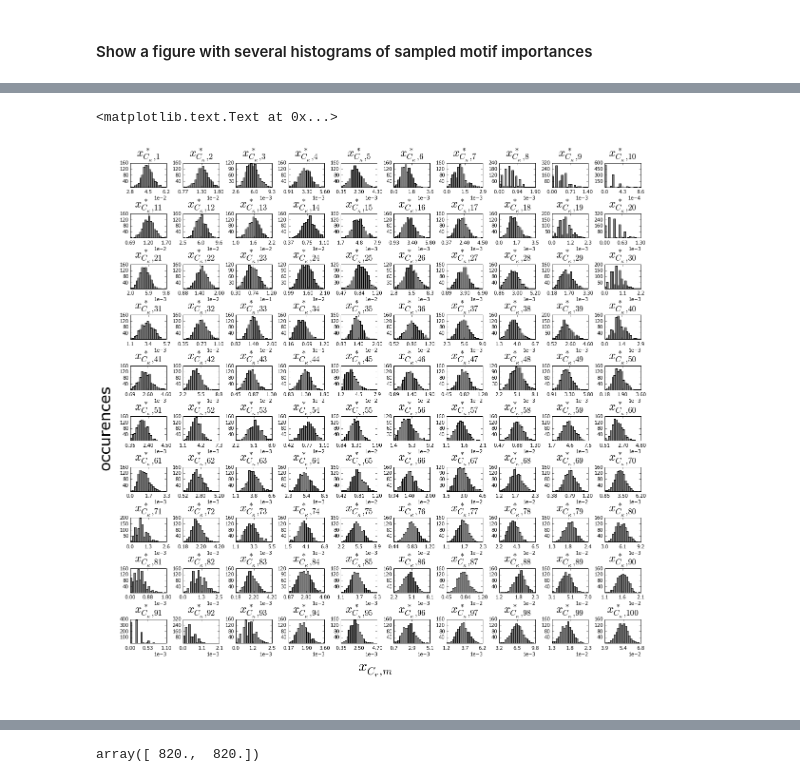
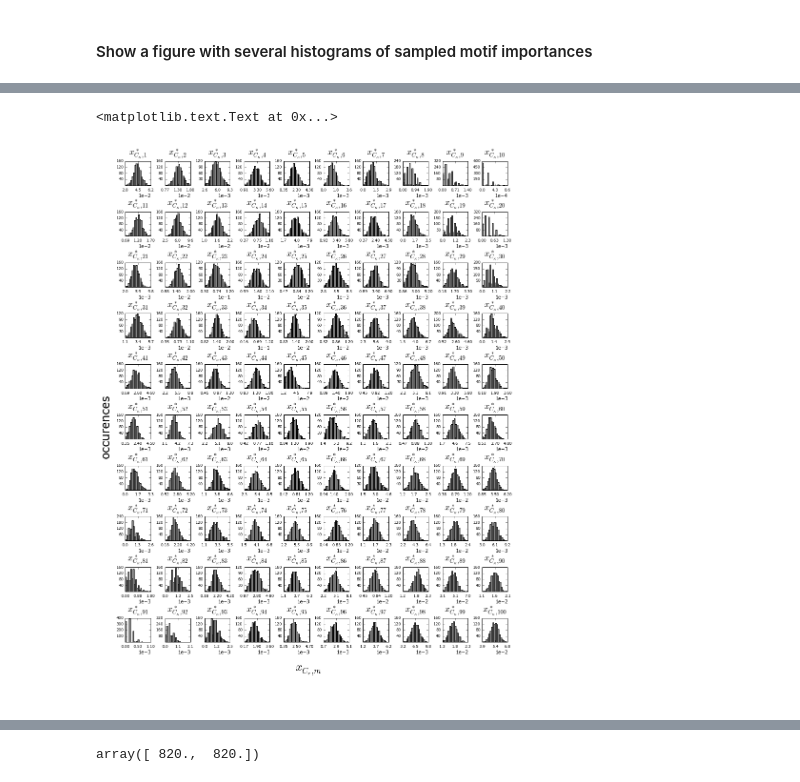
Before and after one commit to pvnick/tempos, a Jupyter notebook: pain_sax_ported.ipynb, the cells around one changed output, grey strips where cells are left out. Drawn from its saved outputs; the diff is of its cells as text; code cells hidden in the pictures.

```diff
--- a/pain_sax_ported.ipynb
+++ b/pain_sax_ported.ipynb
@@ -83,7 +84,7 @@ def interpolate_patient_pain_scores(patient_dataframe_multiindexed, interval_min
     patient_dataframe_unindexed = patient_dataframe_multiindexed.reset_index()
     #pandas automatically re-adds this in post-processing. remove it so we dont have a duplicate
     del patient_dataframe_unindexed["PatientID"]
-    patient_dataframe_time_indexed = patient_dataframe_unindexed.set_index("NRSTimeFromEndSurgery_mins")
+    patient_dataframe_time_indexed = patient_dataframe_unindexed.set_index("NRSTimeFromEndSurgery_mins").sort_index()
     time_series = patient_dataframe_time_indexed["PainScoreQuantMissing"].dropna()
     first_time_value = patient_dataframe_unindexed.NRSTimeFromEndSurgery_mins.iloc[0]
     last_time_value = patient_dataframe_unindexed.NRSTimeFromEndSurgery_mins.iloc[-1]
@@ -281,7 +304,7 @@ motif_importance_sample = pd.Series(np.arange(nr)).apply(sample_motif_importance
 # %%
 #this panel is for plotting histograms of the 10x10 icon
 plots_per_row = np.sqrt(len(motif_importance_sample.columns)).astype(int)
-fig = plt.figure(figsize=[20,20])
+fig = plt.figure(figsize=[15,20])
 big_ax = fig.add_subplot(111)
 
 
@@ -324,39 +347,41 @@ for i in motif_importance_sample.columns:
     figure_title=r'$x^*_{C_\kappa,' + str(i+1) + '}$'
     plt.text(0.5, 1.25, figure_title,
          horizontalalignment='center',
-         fontsize=24,
+         fontsize=18,
          transform = ax.transAxes,
          zorder=100
         )
 
     ax.set_title(label="foo", fontsize=24, color='w')#, y=1.2)
     #ax.set_title(label=r'$x^*_{C_\kappa,' + str(i+1) + '}\ \ (motif=' + all_motifs[i] + ')$', fontsize=32, y=1.06)
     ax.yaxis.set_major_locator(plticker.MaxNLocator(nbins=4, prune='lower'))
+    ax.tick_params(axis='both', which='major', labelsize=8)
+    ax.tick_params(axis='both', which='minor', labelsize=8)
     ax.hist(motif_importance_sample[i], bins=20, color="0.5")
     position = list(ax.get_position().bounds)
     position[1] += 0.3
     ax.set_position(position)
     plot_index += 1
 
-fig.subplots_adjust(wspace=0.5, hspace=1.1)
+fig.subplots_adjust(wspace=0.6, hspace=1.1)
 
 plt.text(-.02, 0.5, "occurences",
          horizontalalignment="left",
          verticalalignment='center',
-         fontsize=32,
+         fontsize=24,
          transform = big_ax.transAxes,
          rotation="vertical",
          zorder=100)
 
 plt.text(0.5, 0.03, r'$x_{C_r,m}$',
          horizontalalignment="center",
          verticalalignment='bottom',
-         fontsize=32,
+         fontsize=24,
          transform = big_ax.transAxes,
          zorder=100)
 # %% [output]
 <matplotlib.text.Text at 0x...>
-[figure, old version]
+[figure, new version]
 # %%
 #this panel is for plotting histograms of the 5x5 icon
 plots_per_row = np.sqrt(len(motif_importance_sample.columns)).astype(int)
```
Also changed, not shown: parts of 11 cells of this notebook.
